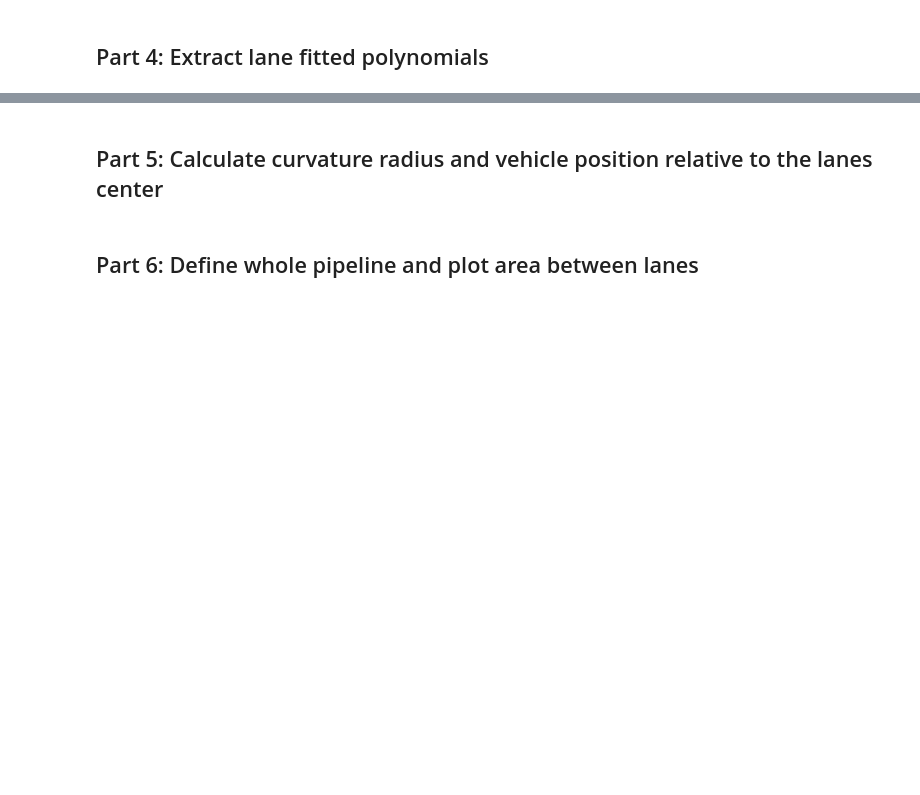
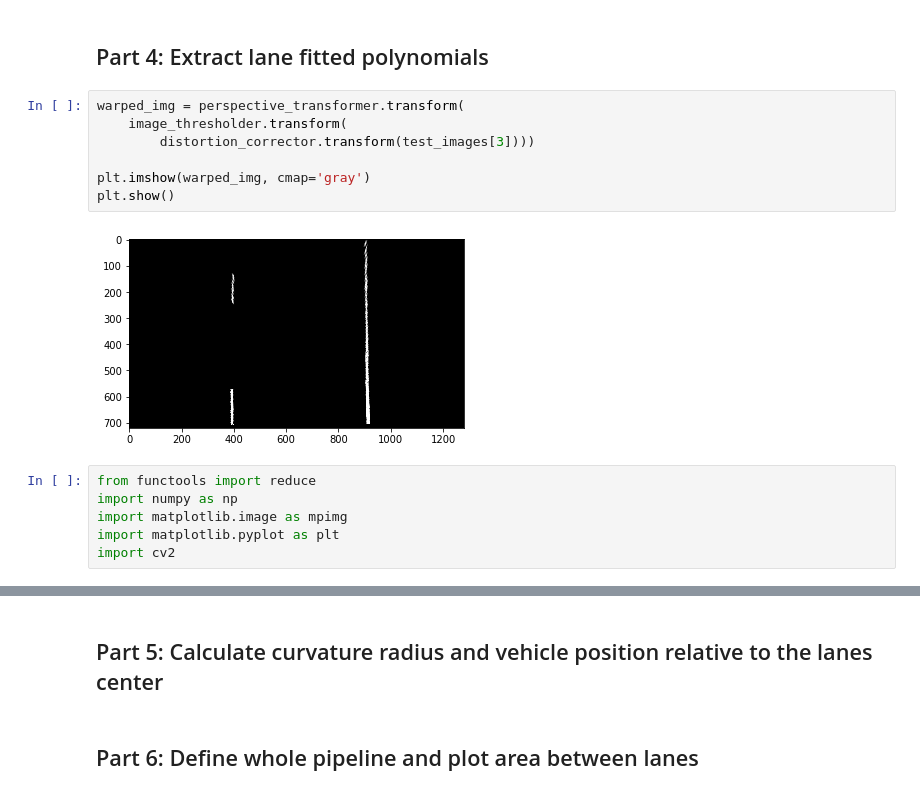
Before and after one commit to koulakis/CarND-Advanced-Lane-Lines, a Jupyter notebook: advanced_lane_lines.ipynb, the cells around one changed output, grey strips where cells are left out. Cells and saved outputs as stored; diff of their text form; blank space fills up the shorter version.

```diff
--- a/advanced_lane_lines.ipynb
+++ b/advanced_lane_lines.ipynb
@@ -106,2 +107,17 @@ plt.show()
 # %% [markdown]
 ## Part 4: Extract lane fitted polynomials
+# %%
+warped_img = perspective_transformer.transform(
+    image_thresholder.transform(
+        distortion_corrector.transform(test_images[3])))
+
+plt.imshow(warped_img, cmap='gray')
+plt.show()
+# %% [output]
+[figure, added]
+# %%
+from functools import reduce
+import numpy as np
+import matplotlib.image as mpimg
+import matplotlib.pyplot as plt
+import cv2
```
Also changed, not shown: parts of 3 cells of this notebook, 1 other file.
